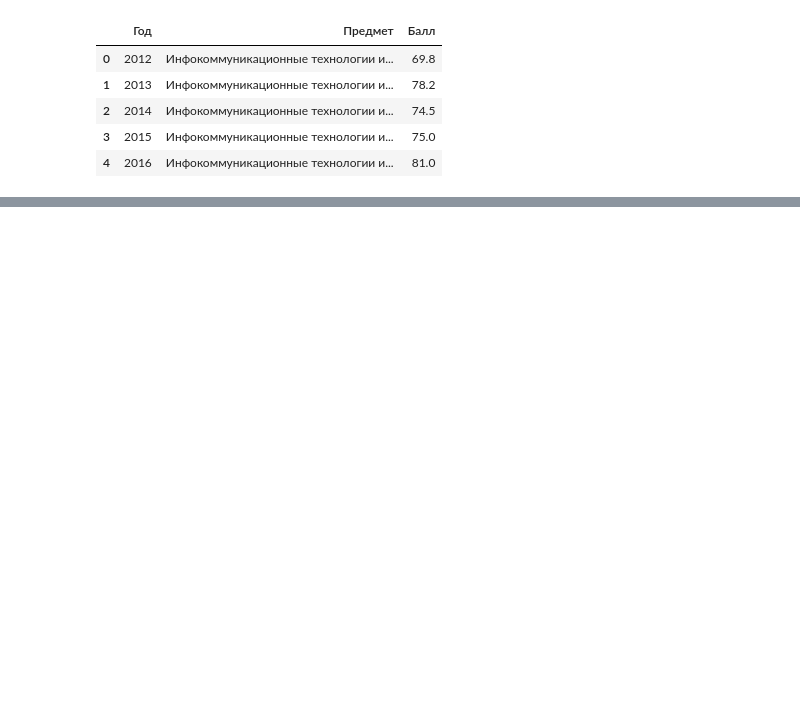
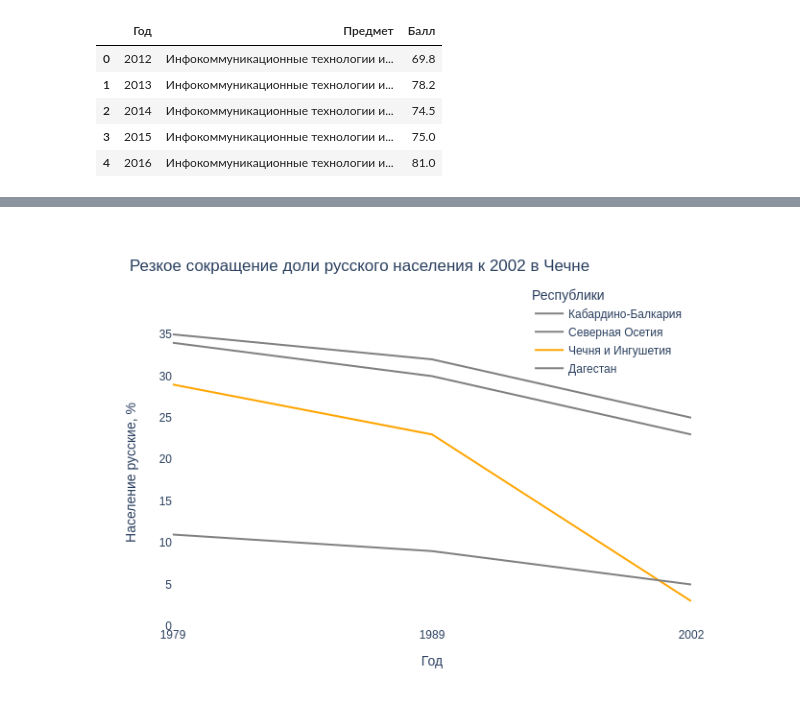
Before and after one commit to Ksianka/HW_Charts, a Jupyter notebook: [hw1]_hse_causasus.ipynb, the cells around one changed output, grey strips where cells are left out. Cells and saved outputs as stored; diff of their text form; code cells hidden in the pictures; blank space fills up the shorter version.

```diff
--- a/[hw1]_hse_causasus.ipynb
+++ b/[hw1]_hse_causasus.ipynb
@@ -84,0 +140,12 @@ fig.show('png')
+# %%
+def filter_out_region(df, select_region):
+
+    subject = df.Республики
+
+    if subject == select_region:
+        return subject
+    return 'Остальные республики Кавказа'
+
+df_cauc['Республика'] = df_cauc.apply(filter_out_region,
+                                 select_region = 'Чечня и Ингушетия',
+                                 axis = 1)
@@ -84,0 +217,28 @@ fig.show('png')
+# %%
+df_cauc = df_cauc.sort_values(by = ['Год', 'Население русские, %'],
+                              ascending=[True, False])
+
+fig = px.line(df_cauc, x="Год", y="Население русские, %", color="Республики",
+             color_discrete_sequence = ['grey', 'grey', 'orange', 'grey'],
+             orientation = 'h',
+             title = 'Резкое сокращение доли русского населения к 2002 в Чечне')
+
+fig.update_xaxes(showgrid=False)
+fig.update_yaxes(showgrid=False)
+
+fig.update_layout({
+'plot_bgcolor': 'rgba(0, 0, 0, 0)',
+'paper_bgcolor': 'rgba(0, 0, 0, 0)',
+})
+
+fig.update_layout(legend=dict(
+    yanchor="top",
+    y=1.12,
+    xanchor="center",
+    x=0.84
+))
+fig.update_yaxes(rangemode="tozero")
+
+fig.show('png')
+# %% [output]
+[figure, added]
```
Also changed, not shown: parts of 9 cells of this notebook.
